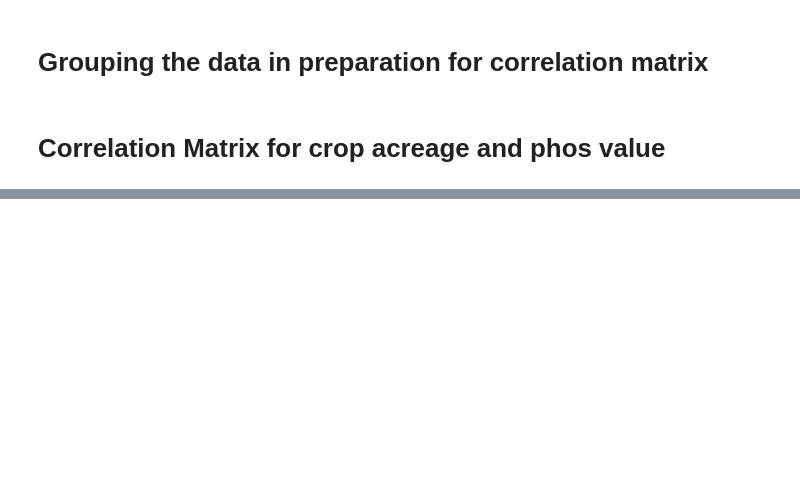
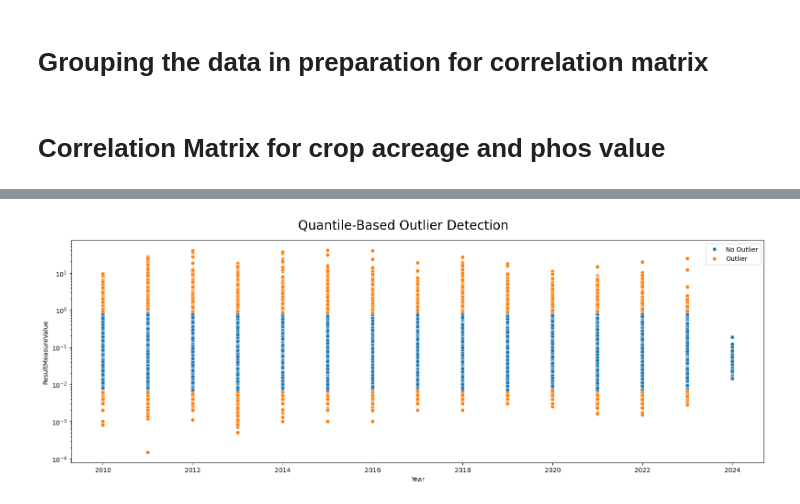
Before and after one commit to caroseca/troubled_waters, a Jupyter notebook: 02 - data analysis.ipynb, the cells around one changed output, grey strips where cells are left out. Saved outputs shown, nothing was run; the diff lists cells and outputs as text; code cells hidden in the pictures; blank space fills up the shorter version.

```diff
--- a/02 - data analysis.ipynb
+++ b/02 - data analysis.ipynb
@@ -44,0 +234,25 @@ plt.savefig('corr.png', bbox_inches='tight', pad_inches=0.0)
+# %%
+lower_q, upper_q = 0.02, 0.98
+lower_value = inspection_data['ResultMeasureValue'].quantile(lower_q)
+upper_value = inspection_data['ResultMeasureValue'].quantile(upper_q)
+
+# Create a mask that differentiates between outliers and non-outliers
+mask = (lower_value <= inspection_data['ResultMeasureValue']) & (inspection_data['ResultMeasureValue'] <= upper_value)
+
+# Create the plot
+fig, ax = plt.subplots(figsize=(16, 6))
+fig.suptitle('Quantile-Based Outlier Detection', size=20)
+
+# Plot data points colored based on whether they are outliers or not
+sns.scatterplot(data=inspection_data, x='Year', y='ResultMeasureValue', hue=np.where(mask, 'No Outlier', 'Outlier'), ax=ax)
+
+# Set x-axis and y-axis to logarithmic scale
+ax.set_yscale('log')
+
+# Make sure that all variables and axes are readable
+plt.tight_layout()
+
+# Show the plot
+plt.show()
+# %% [output]
+[figure, added]
```
Also changed, not shown: parts of 54 cells of this notebook.
